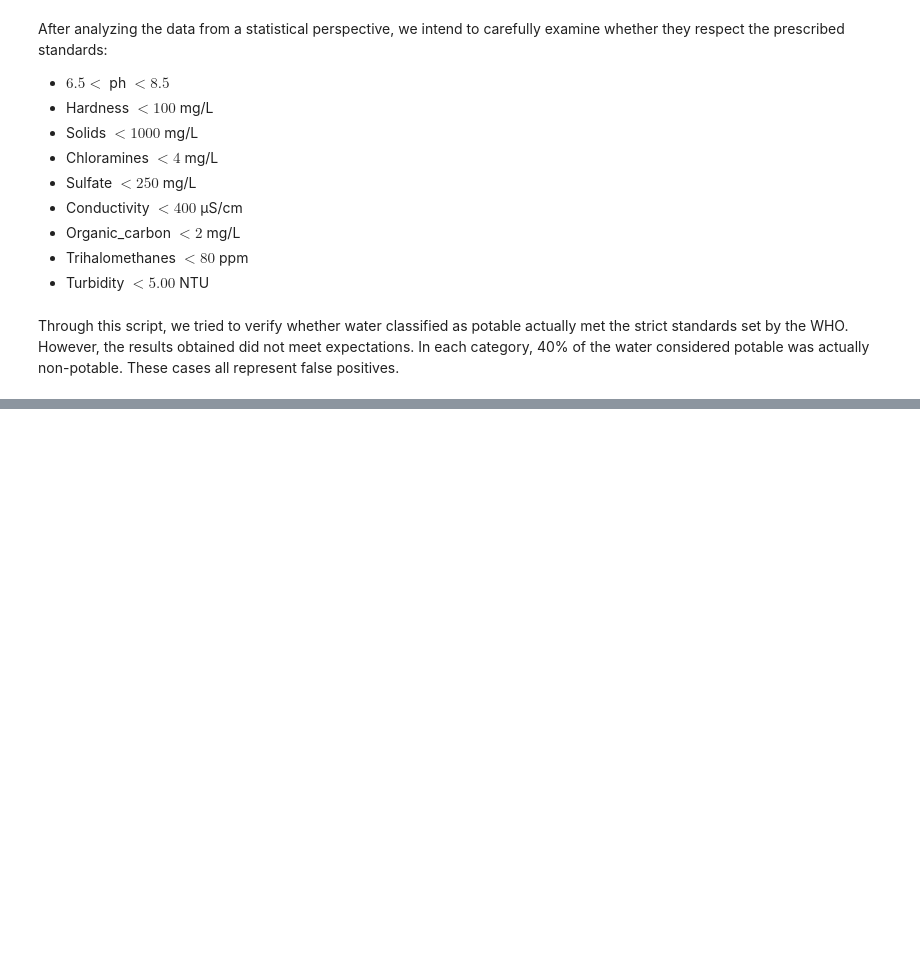
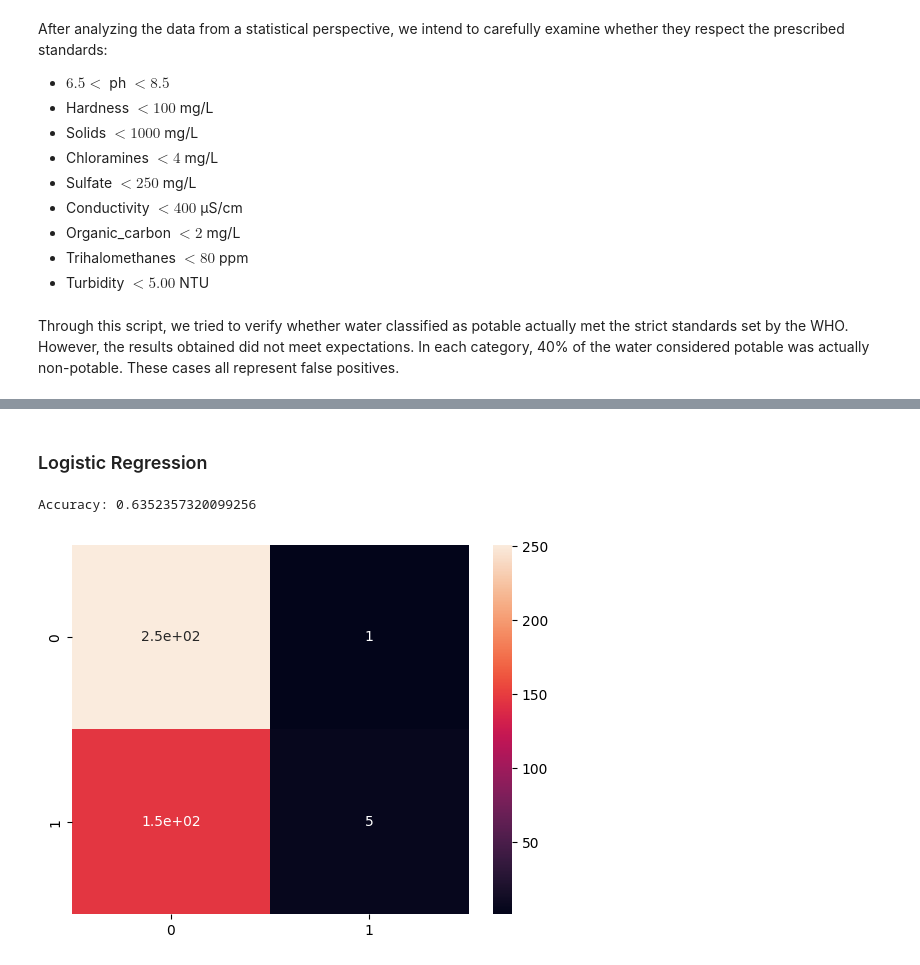
Before and after one commit to Sundaresan-Karunakaran/Data-Analysis-1, a Jupyter notebook: Common Notebook.ipynb, the cells around one changed output, grey strips where cells are left out. Drawn from its saved outputs; the diff is of its cells as text; code cells hidden in the pictures; blank space fills up the shorter version.

```diff
--- a/Common Notebook.ipynb
+++ b/Common Notebook.ipynb
@@ -205,0 +210,2 @@ Through this script, we tried to verify whether water classified as potable actu
+# %%
+data = data.dropna(subset=['ph'])
@@ -205,0 +309,31 @@ Through this script, we tried to verify whether water classified as potable actu
+# %%
+# Feature scaling
+from sklearn.preprocessing import StandardScaler
+
+
+scaler = StandardScaler()
+temp = scaler.fit_transform(X_train)
+data2 = pd.DataFrame(temp, columns=X_train.columns)
+X_train = data2
+
+scaler2 = StandardScaler()
+temp2 = scaler.fit_transform(X_test)
+data21 = pd.DataFrame(temp2, columns=X_test.columns)
+X_test = data21
+# %% [markdown]
+### Logistic Regression
+# %%
+from sklearn.linear_model import LogisticRegression
+from sklearn.metrics import confusion_matrix
+from sklearn import metrics
+
+logreg = LogisticRegression(random_state=16)
+logreg.fit(X_train, y_train)
+y_pred = logreg.predict(X_test)
+cnf_matrix = confusion_matrix(y_test, y_pred)
+df_cm = pd.DataFrame(cnf_matrix, [0,1], [0,1])
+sns.heatmap(df_cm, annot=True)
+print("Accuracy:",metrics.accuracy_score(y_test, y_pred))
+# %% [output]
+Accuracy: 0.6352357320099256
+[figure, added]
```
Also changed, not shown: parts of 19 cells of this notebook, 1 other file.
